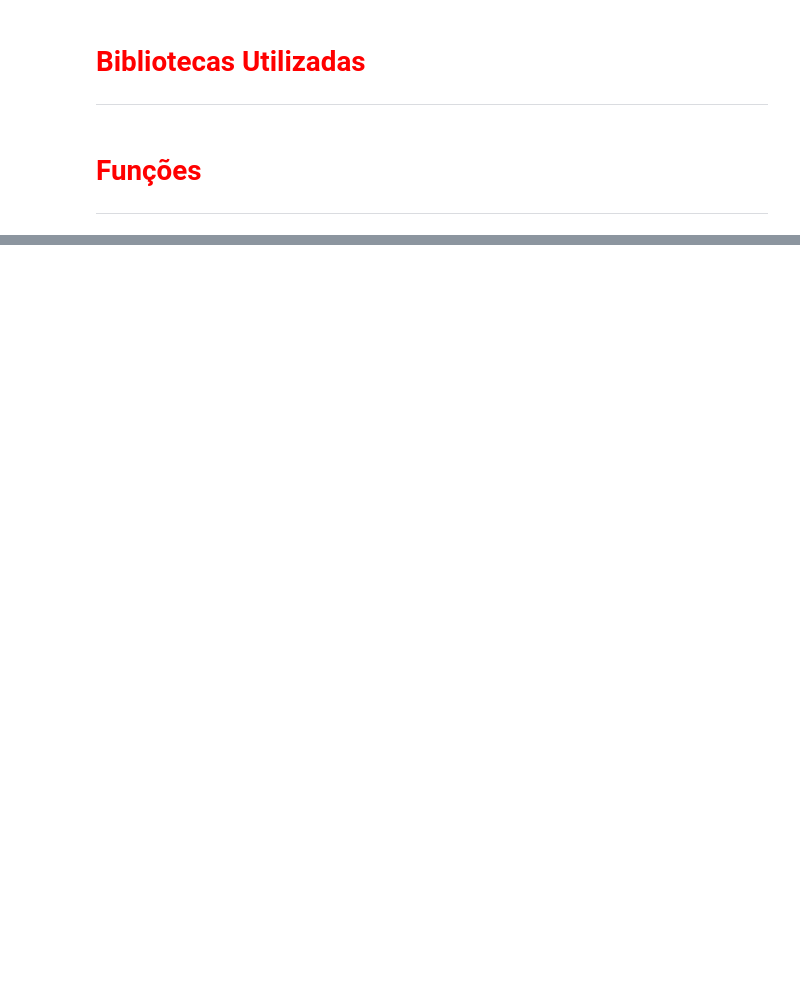
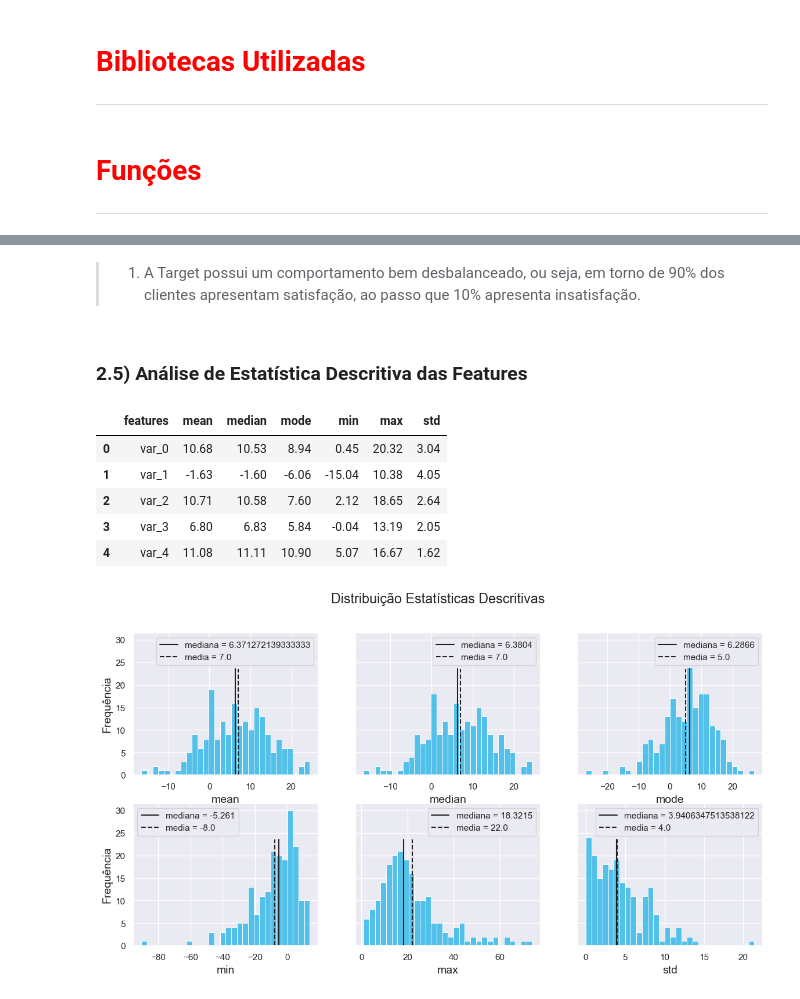
Before and after one commit to leonardovargas10/Modelo_Previsao_Satisfacao, a Jupyter notebook: Modelo_Previsao_Transacoes.ipynb, the cells around one changed output, grey strips where cells are left out. Drawn from its saved outputs; the diff is of its cells as text; code cells hidden in the pictures; blank space fills up the shorter version.

```diff
--- a/Modelo_Previsao_Transacoes.ipynb
+++ b/Modelo_Previsao_Transacoes.ipynb
@@ -122,0 +1104,24 @@ test = pd.read_csv('../100_case_santander/data/test.csv')
+# %% [markdown]
+> 1. A Target possui um comportamento bem desbalanceado, ou seja, em torno de 90% dos clientes apresentam satisfação, ao passo que 10% apresenta insatisfação.
+# %% [markdown]
+### 2.5) Análise de Estatística Descritiva das Features
+# %%
+list_features = [col for col in analytics.columns]
+list_means = [analytics[col].mean() for col in analytics.columns]
+list_medians = [analytics[col].median() for col in analytics.columns]
+list_mode = [analytics[col].mode()[0] for col in analytics.columns]
+list_min = [analytics[col].min() for col in analytics.columns]
+list_max = [analytics[col].max() for col in analytics.columns]
+list_std = [analytics[col].std() for col in analytics.columns]
+
+analytics_statitics = pd.DataFrame({'features':list_features, 'mean': list_means, 'median': list_medians, 'mode': list_mode, 'min': list_min, 'max': list_max, 'std': list_std})
+display(analytics_statitics.head())
+plota_histograma(['mean', 'median', 'mode','min', 'max', 'std'], analytics_statitics, 2, 3, 'Distribuição Estatísticas Descritivas')
+# %% [output]
+|  | features | mean | median | mode | min | max | std |
+| 0 | var_0 | 10.68 | 10.53 | 8.94 | 0.45 | 20.32 | 3.04 |
+| 1 | var_1 | -1.63 | -1.60 | -6.06 | -15.04 | 10.38 | 4.05 |
+| 2 | var_2 | 10.71 | 10.58 | 7.60 | 2.12 | 18.65 | 2.64 |
+| 3 | var_3 | 6.80 | 6.83 | 5.84 | -0.04 | 13.19 | 2.05 |
+| 4 | var_4 | 11.08 | 11.11 | 10.90 | 5.07 | 16.67 | 1.62 |
+[figure, added]
```
Also changed, not shown: parts of 81 cells of this notebook.
